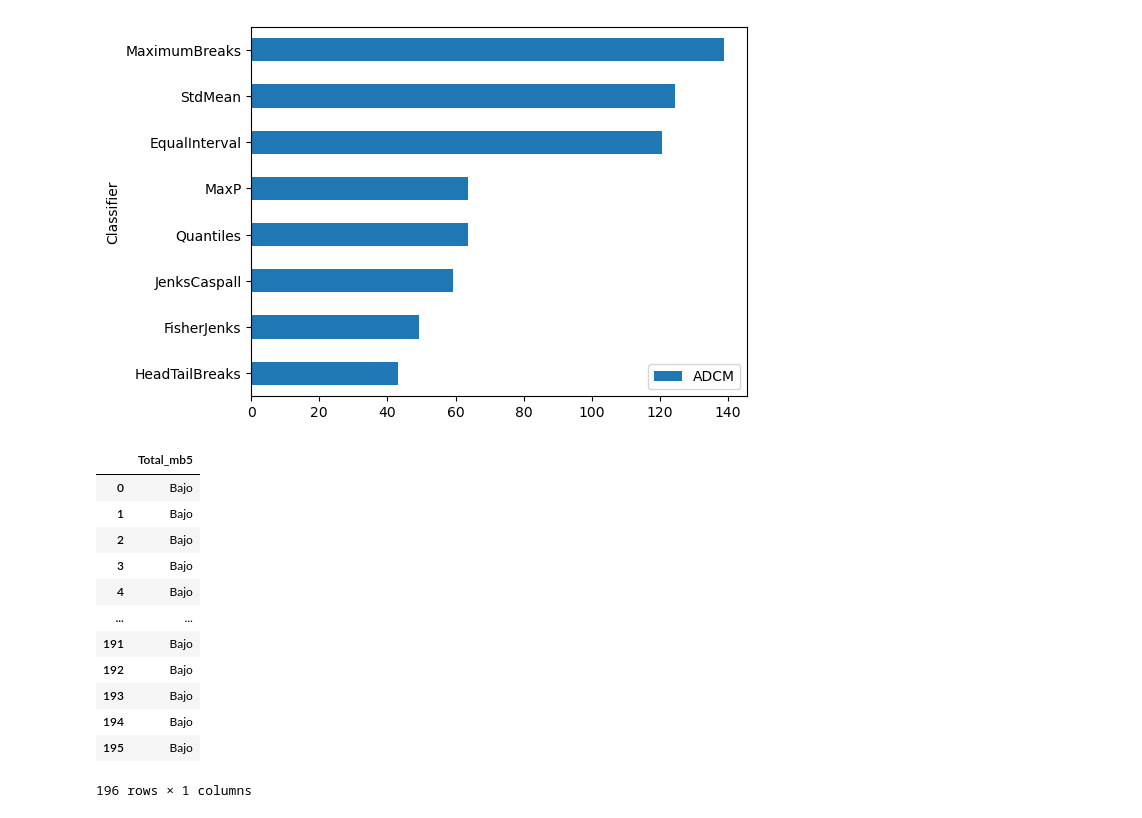
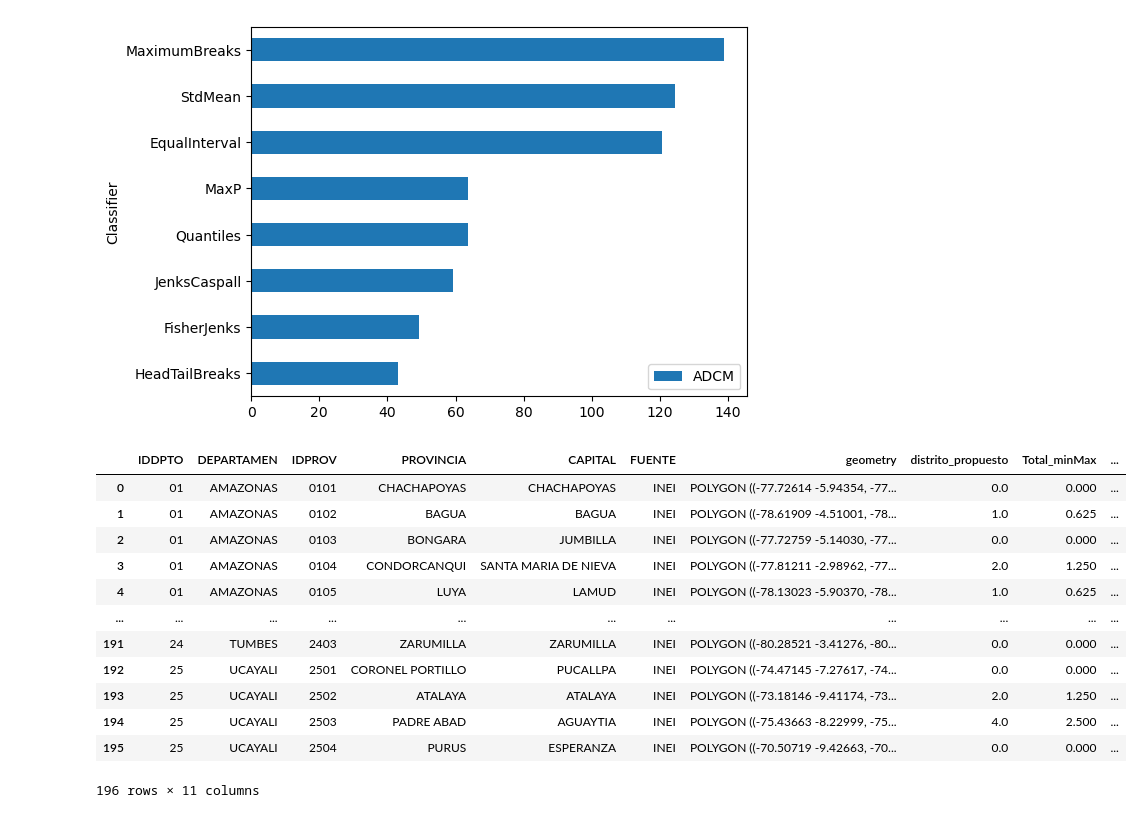
Before and after one commit to YURFA-Pucp/Tesis_2, a Jupyter notebook: Pre-procesamiento 2.ipynb, the cells around one changed output. Cells and saved outputs as stored; diff of their text form; code cells hidden in the pictures.

```diff
--- a/Pre-procesamiento 2.ipynb
+++ b/Pre-procesamiento 2.ipynb
@@ -202,20 +202,3 @@ adcms.sort_values('ADCM').plot.barh(x='Classifier')
 [figure]
 # %%
 theMap['Total_mb5'] = mb5.yb
-# %%
-changes={0:"Bajo", 1:"Medio", 2:"Alto", 3:"Muy alto"}
-theMap.loc[:,['Total_mb5']].replace(to_replace=changes)
-# %% [output]
-|  | Total_mb5 |
-| 0 | Bajo |
-| 1 | Bajo |
-| 2 | Bajo |
-| 3 | Bajo |
-| 4 | Bajo |
-| ... | ... |
-| 191 | Bajo |
-| 192 | Bajo |
-| 193 | Bajo |
-| 194 | Bajo |
-| 195 | Bajo |
-196 rows × 1 columns
@@ -223,0 +205,18 @@ theMap.to_excel(os.path.join("data", "theMap.xlsx"))
+# %%
+changes={0:"0_Baja", 1:"1_Media", 2:"2_Alta", 3:"3_Muy alta"}
+theMap[['Total_mb5_level']]=theMap.loc[:,['Total_mb5']].replace(to_replace=changes)
+theMap
+# %% [output]
+|  | IDDPTO | DEPARTAMEN | IDPROV | PROVINCIA | CAPITAL | FUENTE | geometry | distrito_propuesto | Total_minMax | ... |
+| 0 | 01 | AMAZONAS | 0101 | CHACHAPOYAS | CHACHAPOYAS | INEI | POLYGON ((-77.72614 -5.94354, -77... | 0.0 | 0.000 | ... |
+| 1 | 01 | AMAZONAS | 0102 | BAGUA | BAGUA | INEI | POLYGON ((-78.61909 -4.51001, -78... | 1.0 | 0.625 | ... |
+| 2 | 01 | AMAZONAS | 0103 | BONGARA | JUMBILLA | INEI | POLYGON ((-77.72759 -5.14030, -77... | 0.0 | 0.000 | ... |
+| 3 | 01 | AMAZONAS | 0104 | CONDORCANQUI | SANTA MARIA DE NIEVA | INEI | POLYGON ((-77.81211 -2.98962, -77... | 2.0 | 1.250 | ... |
+| 4 | 01 | AMAZONAS | 0105 | LUYA | LAMUD | INEI | POLYGON ((-78.13023 -5.90370, -78... | 1.0 | 0.625 | ... |
+| ... | ... | ... | ... | ... | ... | ... | ... | ... | ... | ... |
+| 191 | 24 | TUMBES | 2403 | ZARUMILLA | ZARUMILLA | INEI | POLYGON ((-80.28521 -3.41276, -80... | 0.0 | 0.000 | ... |
+| 192 | 25 | UCAYALI | 2501 | CORONEL PORTILLO | PUCALLPA | INEI | POLYGON ((-74.47145 -7.27617, -74... | 0.0 | 0.000 | ... |
+| 193 | 25 | UCAYALI | 2502 | ATALAYA | ATALAYA | INEI | POLYGON ((-73.18146 -9.41174, -73... | 2.0 | 1.250 | ... |
+| 194 | 25 | UCAYALI | 2503 | PADRE ABAD | AGUAYTIA | INEI | POLYGON ((-75.43663 -8.22999, -75... | 4.0 | 2.500 | ... |
+| 195 | 25 | UCAYALI | 2504 | PURUS | ESPERANZA | INEI | POLYGON ((-70.50719 -9.42663, -70... | 0.0 | 0.000 | ... |
+196 rows × 11 columns
```
Also changed, not shown: parts of 2 cells of this notebook, 8 other files.
